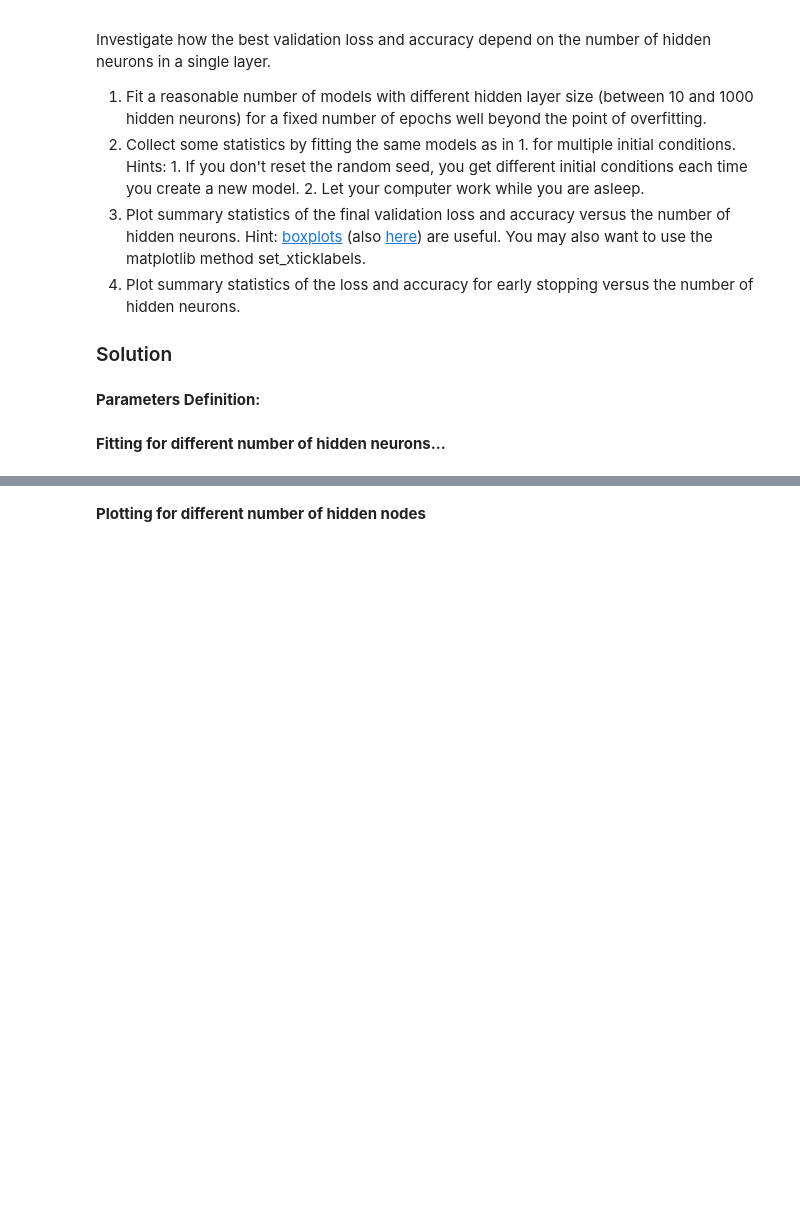
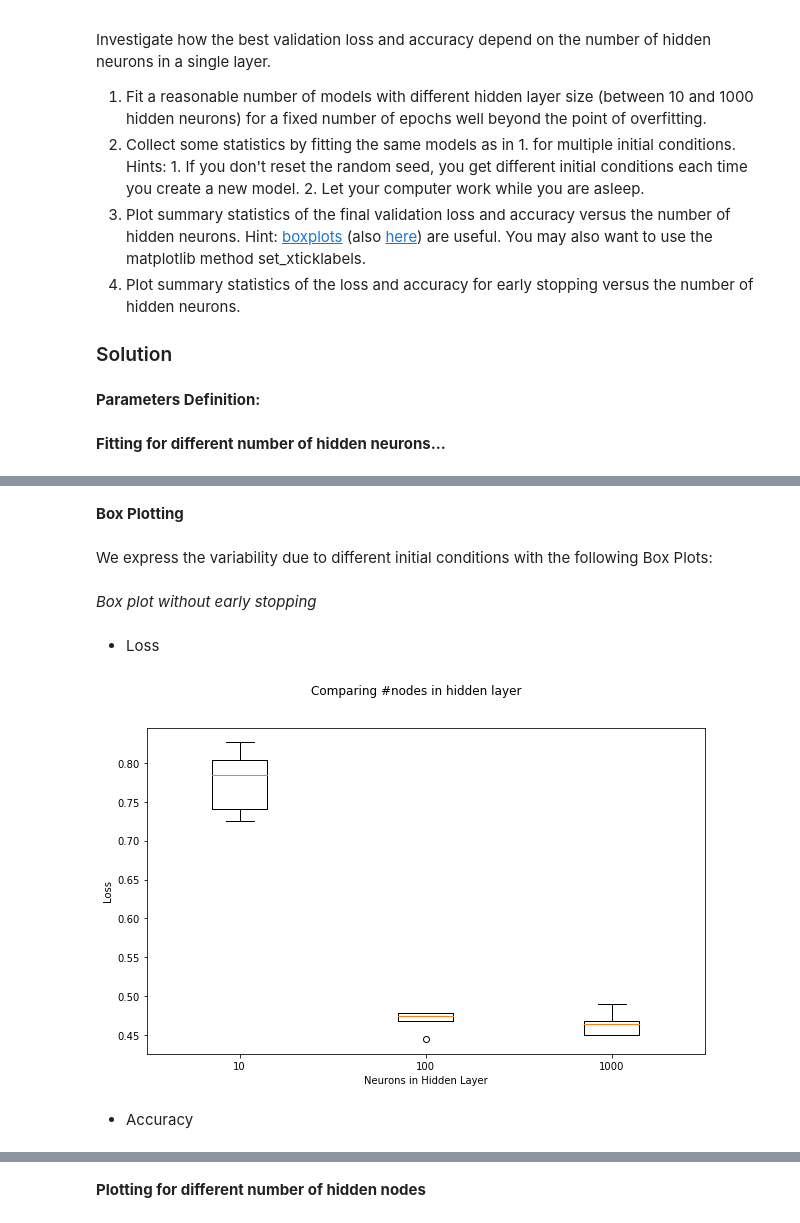
Before and after one commit to denngan/ann, a Jupyter notebook: miniproject1/miniproject1.ipynb, the cells around one changed output, grey strips where cells are left out. Drawn from its saved outputs; the diff is of its cells as text; code cells hidden in the pictures; blank space fills up the shorter version.

Commit message:
Different initial conditions 4 and 5

```diff
--- a/miniproject1/miniproject1.ipynb
+++ b/miniproject1/miniproject1.ipynb
@@ -379,7 +394,7 @@ def hiddenlayer_nn(activation_per_layer, input_dim, loss_fct, metrics, neurons_p
 # %% [markdown]
 **Testing SGD w/ different learning rates:**
 # %%
-learning_rates = [0.001, 0.01, 0.1]
+learning_rates = [0.001, 0.1, 10]
 history_sgd = []
 for lr in learning_rates:
     # define sgd optimizer with specific learning rate
@@ -588,0 +644,14 @@ Test accuracy for lr = 0.1: 0.8955518945752101
+# %% [markdown]
+**Box Plotting**
+# %% [markdown]
+We express the variability due to different initial conditions with the following Box Plots:
+# %% [markdown]
+*Box plot without early stopping*
+# %% [markdown]
+- Loss
+# %%
+box_plot(loss_per_model, 'Comparing #nodes in hidden layer', ['Neurons in Hidden Layer','Loss'], ['10', '100', '1000'])
+# %% [output]
+[figure, added]
+# %% [markdown]
+- Accuracy
```
Also changed, not shown: parts of 41 cells of this notebook.
